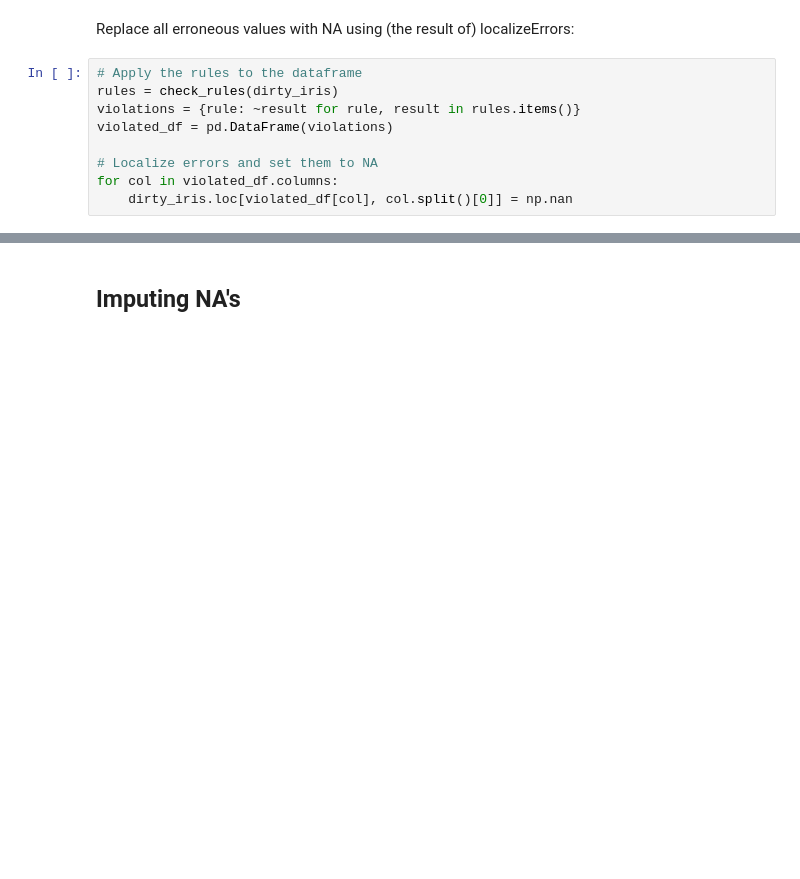
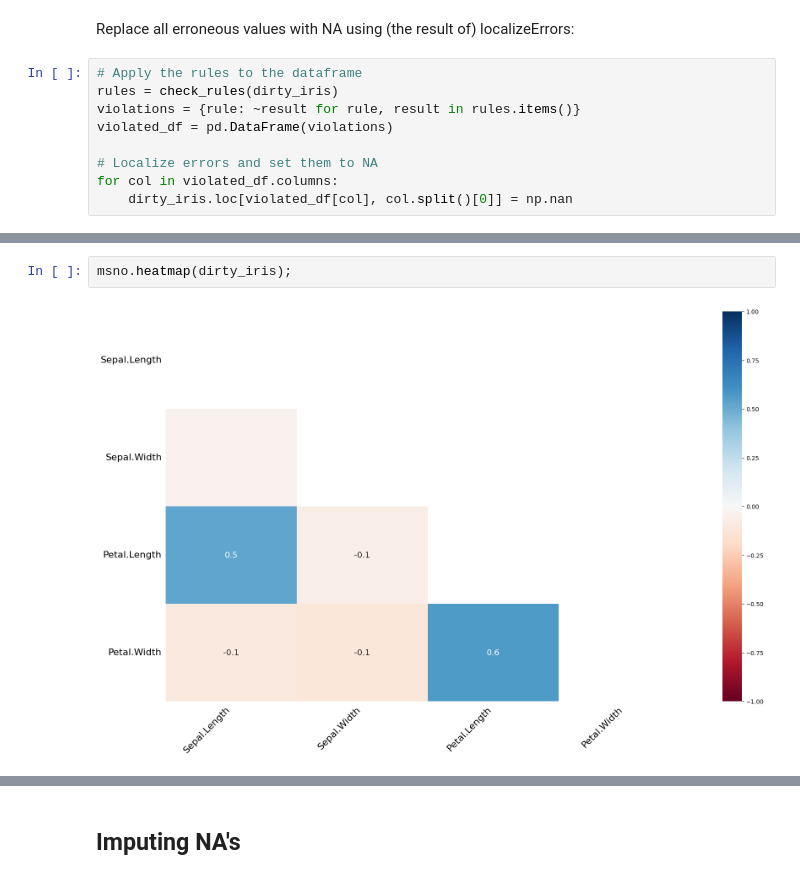
Before and after one commit to FilipBerka04/Descriptive_Statistics, a Jupyter notebook: Lab_3/Exercise 4.ipynb, the cells around one changed output, grey strips where cells are left out. Saved outputs shown, nothing was run; the diff lists cells and outputs as text; blank space fills up the shorter version.

```diff
--- a/Lab_3/Exercise 4.ipynb
+++ b/Lab_3/Exercise 4.ipynb
@@ -373,0 +388,4 @@ msno.dendrogram(dirty_iris)
+# %%
+msno.heatmap(dirty_iris);
+# %% [output]
+[figure, added]
```
Also changed, not shown: parts of 17 cells of this notebook.
